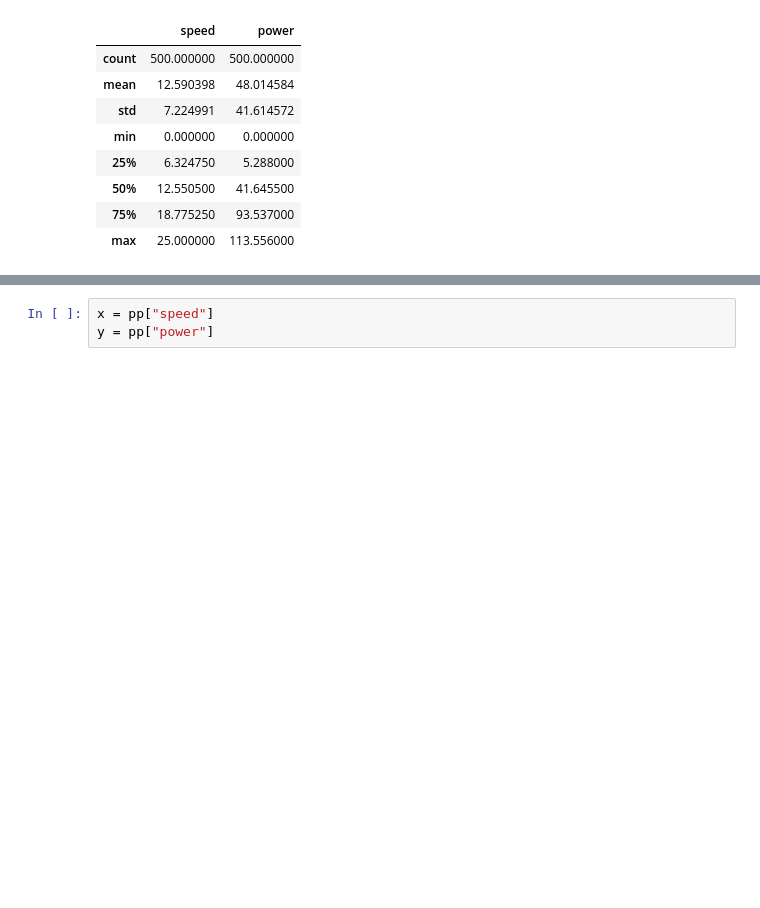
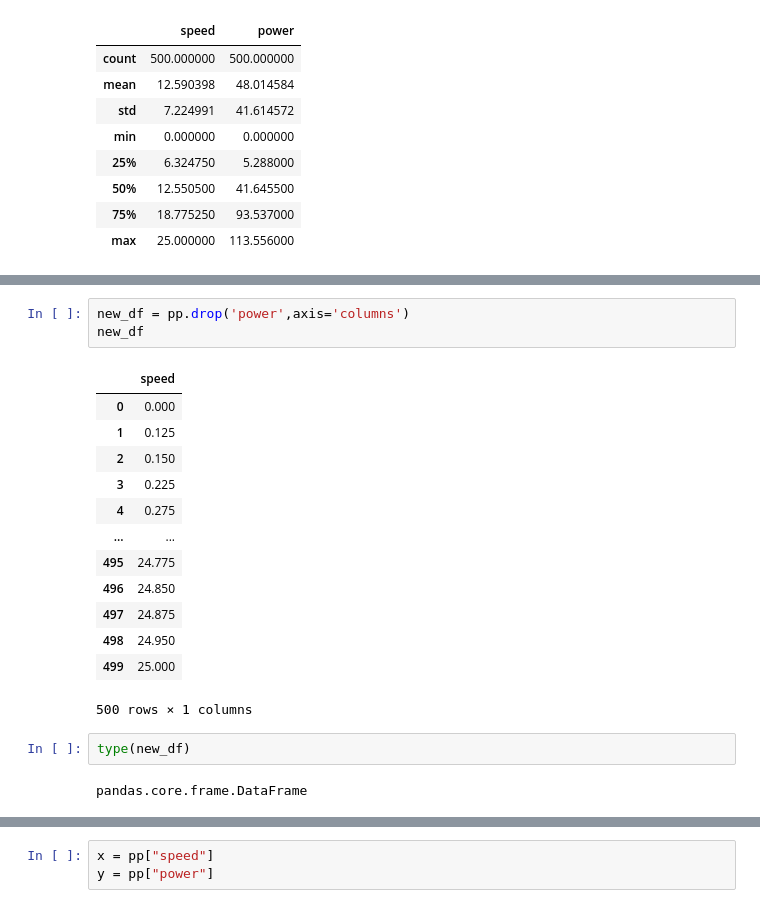
Before and after one commit to colm-o-caoimh/RegressionAnalysis, a Jupyter notebook: power_production.ipynb, the cells around one changed output, grey strips where cells are left out. Drawn from its saved outputs; the diff is of its cells as text; blank space fills up the shorter version.

```diff
--- a/power_production.ipynb
+++ b/power_production.ipynb
@@ -41,0 +51,21 @@ pp.describe()
+# %%
+new_df = pp.drop('power',axis='columns')
+new_df
+# %% [output]
+|  | speed |
+| 0 | 0.000 |
+| 1 | 0.125 |
+| 2 | 0.150 |
+| 3 | 0.225 |
+| 4 | 0.275 |
+| ... | ... |
+| 495 | 24.775 |
+| 496 | 24.850 |
+| 497 | 24.875 |
+| 498 | 24.950 |
+| 499 | 25.000 |
+500 rows × 1 columns
+# %%
+type(new_df)
+# %% [output]
+pandas.core.frame.DataFrame
```
Also changed, not shown: parts of 37 cells of this notebook.
